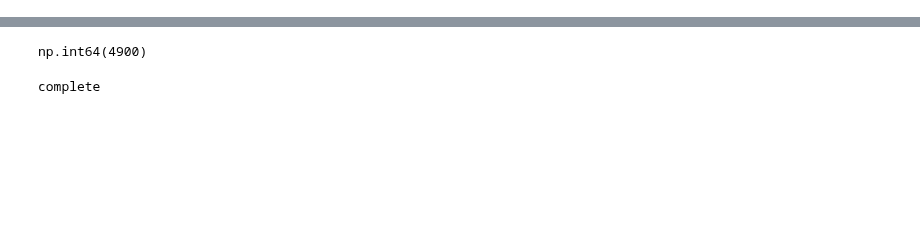
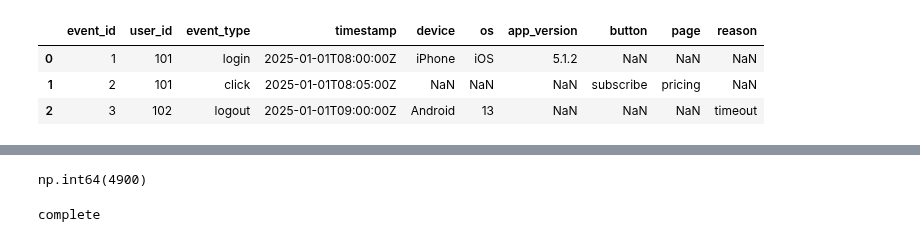
Before and after one commit to edmiller824/sf_tech, a Jupyter notebook: reps.ipynb, the cells around one changed output, grey strips where cells are left out. Drawn from its saved outputs; the diff is of its cells as text; code cells hidden in the pictures; blank space fills up the shorter version.

```diff
--- a/reps.ipynb
+++ b/reps.ipynb
@@ -0,0 +67,16 @@
+# %%
+df = pd.read_csv(path + 'practice_transformation.csv')
+df['metadata'] = df['metadata'].apply(json.loads)
+
+metadata = pd.json_normalize(df['metadata'])
+
+full_df = pd.concat([df, metadata], axis=1)
+full_df.drop('metadata', axis=1)
+
+# new_df = full_df.drop(metadata, axis=1)
+# new_df
+# %% [output]
+|  | event_id | user_id | event_type | timestamp | device | os | app_version | button | page | reason |
+| 0 | 1 | 101 | login | 2025-01-01T08:00:00Z | iPhone | iOS | 5.1.2 | NaN | NaN | NaN |
+| 1 | 2 | 101 | click | 2025-01-01T08:05:00Z | NaN | NaN | NaN | subscribe | pricing | NaN |
+| 2 | 3 | 102 | logout | 2025-01-01T09:00:00Z | Android | 13 | NaN | NaN | NaN | timeout |
```
Also changed, not shown: parts of 27 cells of this notebook.
